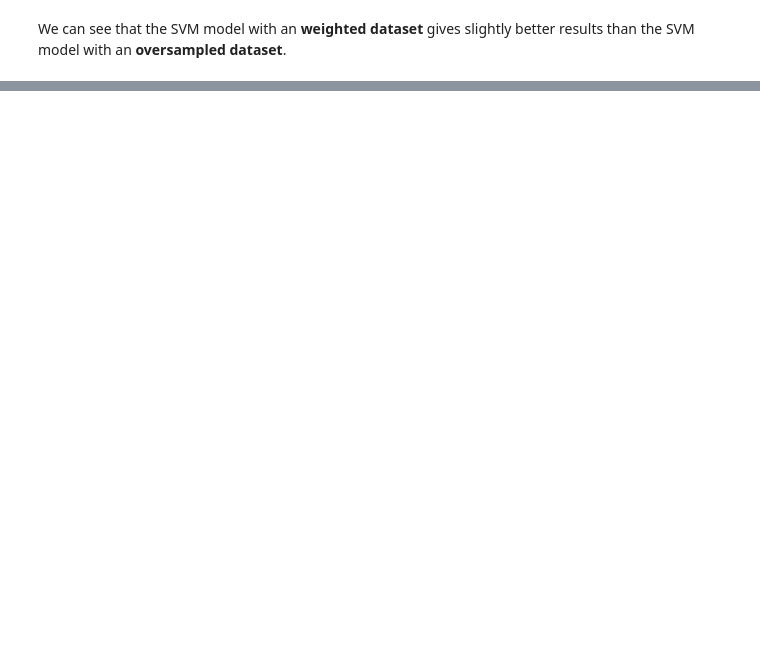
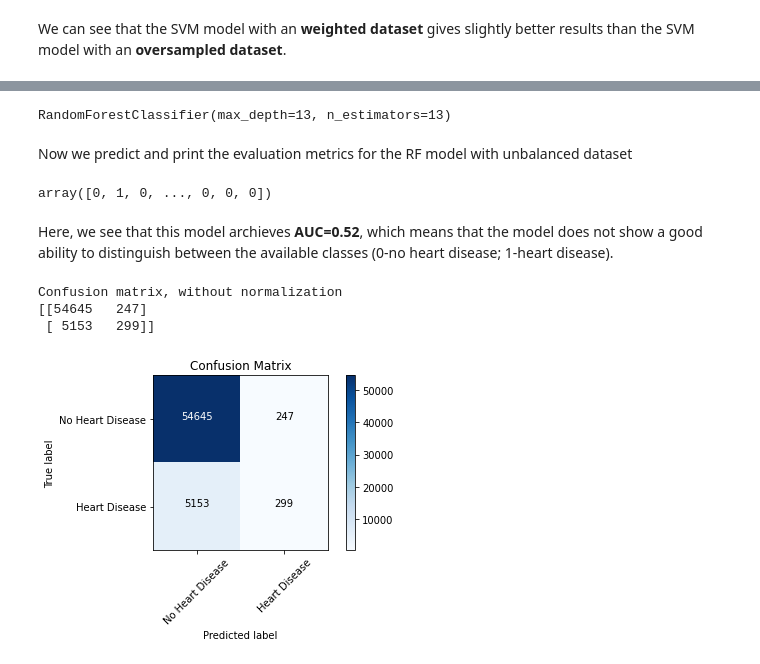
Before and after one commit to sumitkumarjethani/aprendizaje-automatico-IBM, a Jupyter notebook: Supervised Machine Learning (Classification)/notebooks/Final Project.ipynb, the cells around one changed output, grey strips where cells are left out. Drawn from its saved outputs; the diff is of its cells as text; code cells hidden in the pictures; blank space fills up the shorter version.

```diff
--- a/Supervised Machine Learning (Classification)/notebooks/Final Project.ipynb
+++ b/Supervised Machine Learning (Classification)/notebooks/Final Project.ipynb
@@ -1395,0 +1453,23 @@ weighted avg       0.90      0.73      0.79     60344
+# %%
+best_rf_unbalanced_model = load_model("best_rf_unbalanced_model.sav")
+# %%
+best_rf_unbalanced_model
+# %% [output]
+RandomForestClassifier(max_depth=13, n_estimators=13)
+# %% [markdown]
+Now we predict and print the evaluation metrics for the RF model with unbalanced dataset
+# %%
+best_rf_unbalanced_model_predicts = best_rf_unbalanced_model.predict(np.array(X_test_scaled))
+best_rf_unbalanced_model_predicts
+# %% [output]
+array([0, 1, 0, ..., 0, 0, 0])
+# %% [markdown]
+Here, we see that this model archieves **AUC=0.52**, which means that the model does not show a good ability to distinguish between the available classes (0-no heart disease; 1-heart disease).
+# %%
+cm_best_rf_unbalanced_model = confusion_matrix(y_true=y_test, y_pred=best_rf_unbalanced_model_predicts)
+plot_confusion_matrix(cm=cm_best_rf_unbalanced_model, classes=cm_plot_labels, title='Confusion Matrix')
+# %% [output]
+Confusion matrix, without normalization
+[[54645   247]
+ [ 5153   299]]
+[figure, added]
```
Also changed, not shown: parts of 68 cells of this notebook, 4 other files.
